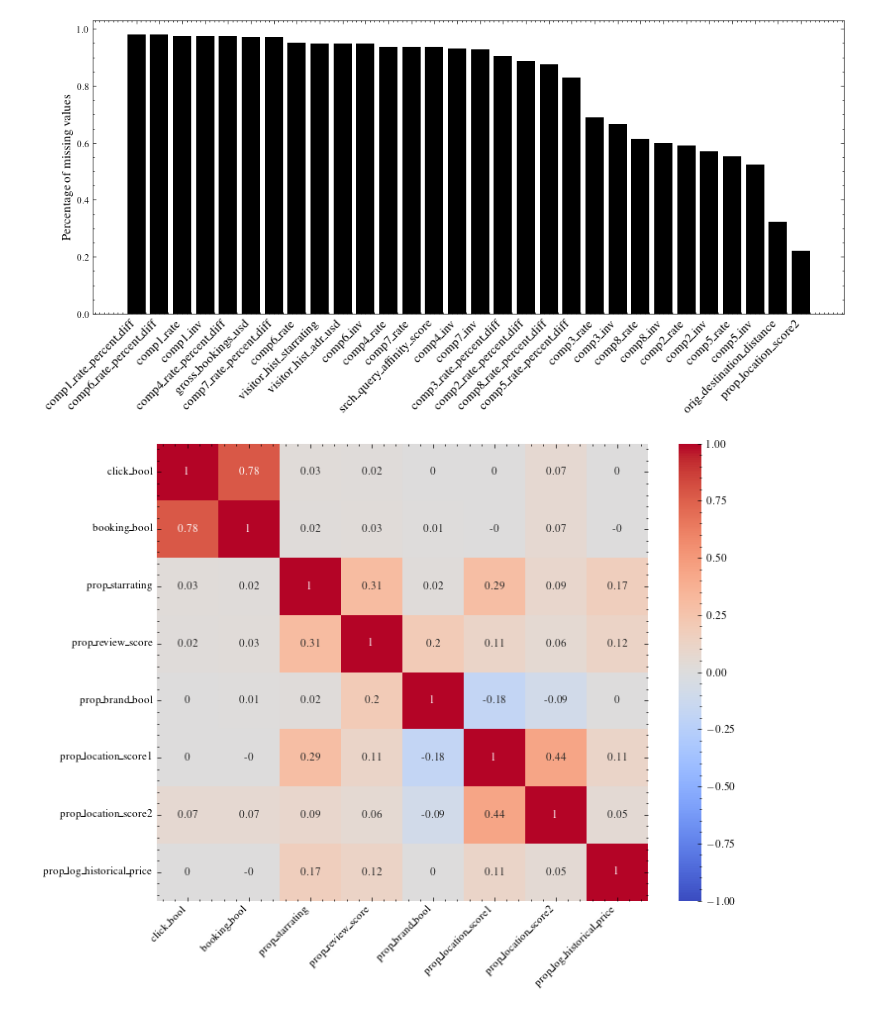
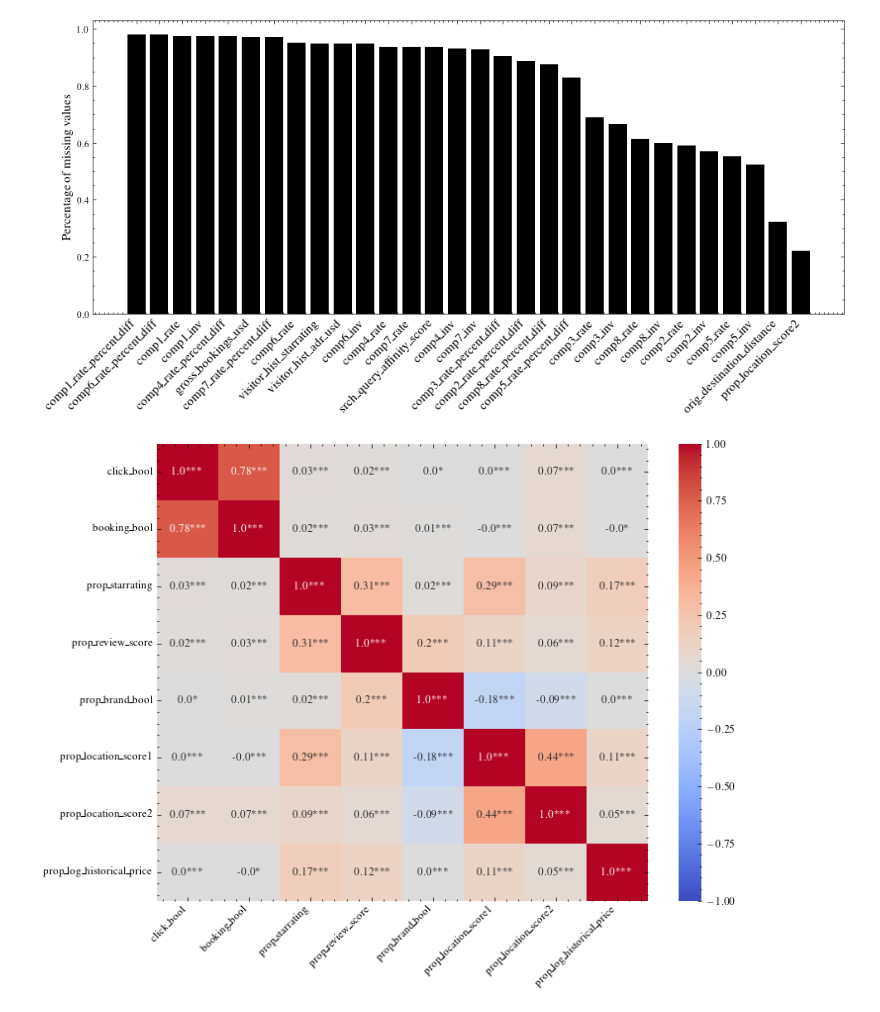
Before and after one commit to rapsac2010/learning-to-rank-expedia-vu, a Jupyter notebook: src/data_understanding.ipynb, the cells around one changed output. Cells and saved outputs as stored; diff of their text form; code cells hidden in the pictures.

```diff
--- a/src/data_understanding.ipynb
+++ b/src/data_understanding.ipynb
@@ -114,11 +116,11 @@ plt.show()
 # %%
 df.columns
 
 prop_cols = [col for col in df.columns if 'prop_' in col]
 prop_cols = prop_cols[2:]
 prop_cols.insert(0, 'booking_bool')
 prop_cols.insert(0, 'click_bool')
 
-plot_correlation_heatmap(df, prop_cols, rotate_labels=True, savename=config['PATH']['FIGURE_DIR'] + '/corr_prop_hm.pdf')
+plot_correlation_heatmap(df, prop_cols, rotate_labels=True, savename=config['PATH']['FIGURE_DIR'] + '/corr_prop_hm.pdf', show_significance=True)
 # %% [output]
-[figure, old version]
+[figure, new version]
```
Also changed, not shown: parts of 5 cells of this notebook, 3 other files.
